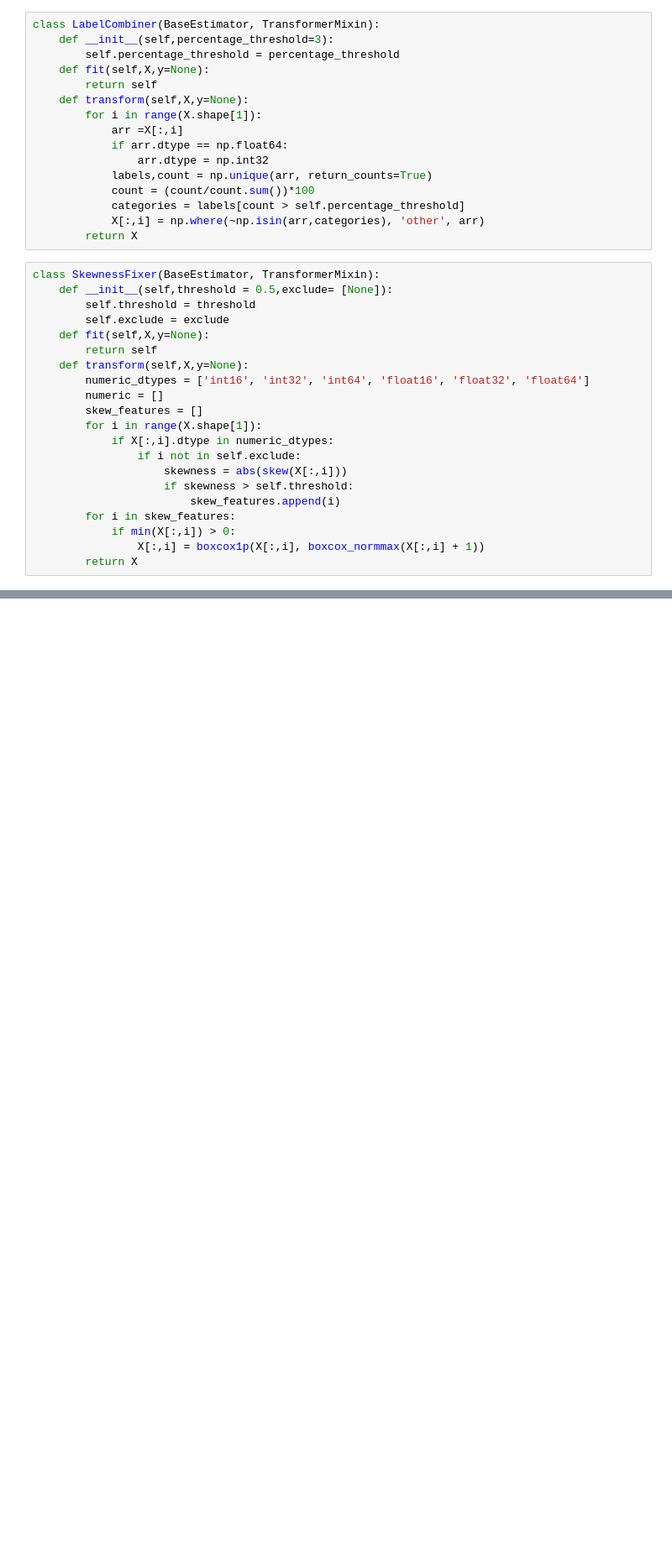
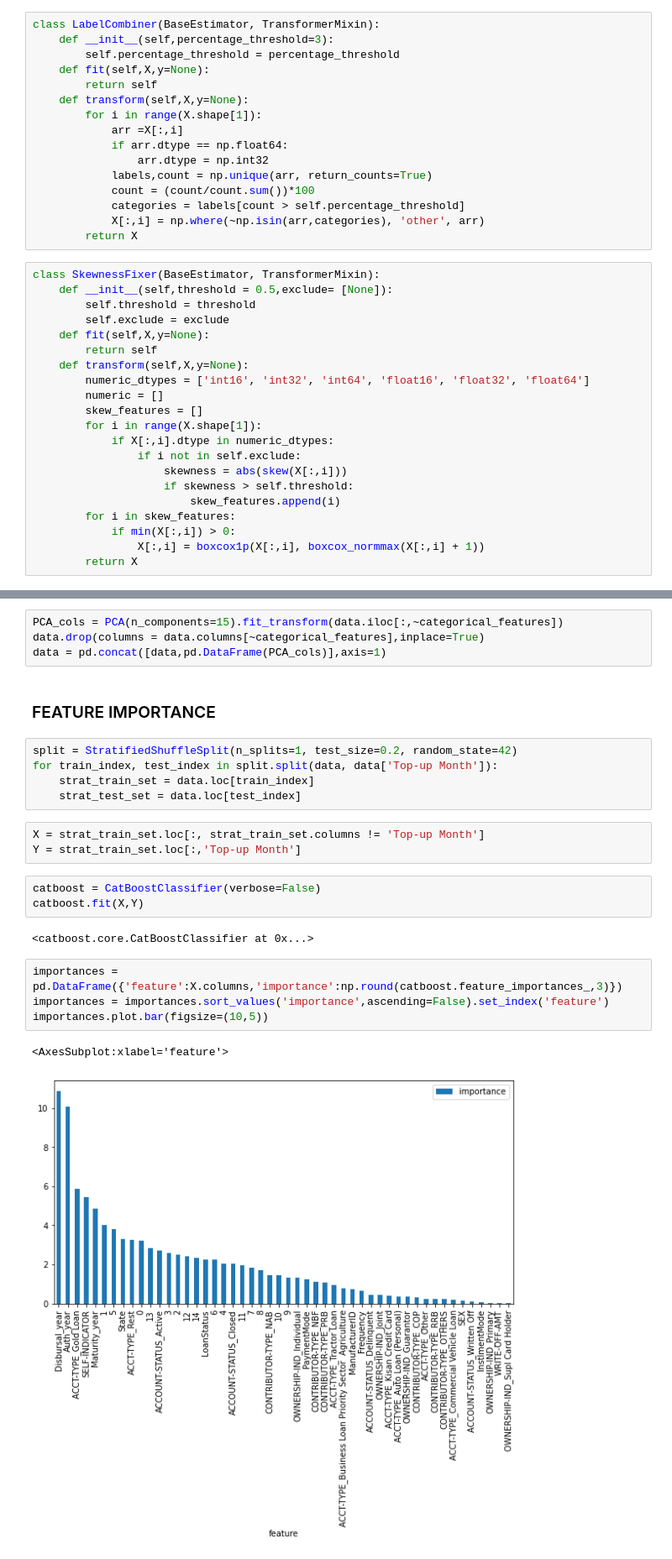
Before and after one commit to maslana146/ML-AI, a Jupyter notebook: LTFS Top-up Loan.ipynb, the cells around one changed output, grey strips where cells are left out. Shown at 84% size. Drawn from its saved outputs; the diff is of its cells as text; blank space fills up the shorter version.

Commit message:
Training

```diff
--- a/LTFS Top-up Loan.ipynb
+++ b/LTFS Top-up Loan.ipynb
@@ -229,0 +310,26 @@ pre_train
+# %%
+PCA_cols = PCA(n_components=15).fit_transform(data.iloc[:,~categorical_features])
+data.drop(columns = data.columns[~categorical_features],inplace=True)
+data = pd.concat([data,pd.DataFrame(PCA_cols)],axis=1)
+# %% [markdown]
+### FEATURE IMPORTANCE
+# %%
+split = StratifiedShuffleSplit(n_splits=1, test_size=0.2, random_state=42)
+for train_index, test_index in split.split(data, data['Top-up Month']):
+    strat_train_set = data.loc[train_index]
+    strat_test_set = data.loc[test_index]
+# %%
+X = strat_train_set.loc[:, strat_train_set.columns != 'Top-up Month']
+Y = strat_train_set.loc[:,'Top-up Month']
+# %%
+catboost = CatBoostClassifier(verbose=False)
+catboost.fit(X,Y)
+# %% [output]
+<catboost.core.CatBoostClassifier at 0x...>
+# %%
+importances = pd.DataFrame({'feature':X.columns,'importance':np.round(catboost.feature_importances_,3)})
+importances = importances.sort_values('importance',ascending=False).set_index('feature')
+importances.plot.bar(figsize=(10,5))
+# %% [output]
+<AxesSubplot:xlabel='feature'>
+[figure, added]
```
Also changed, not shown: parts of 82 cells of this notebook.
